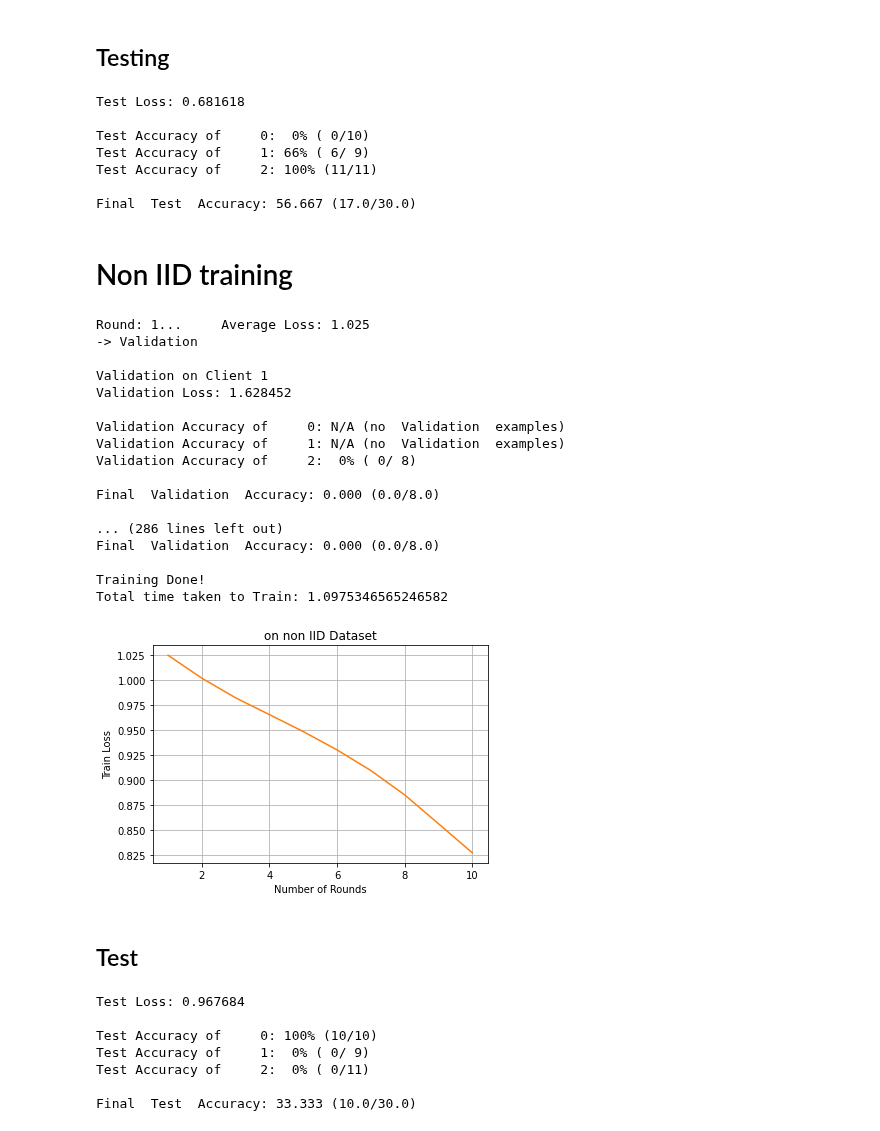
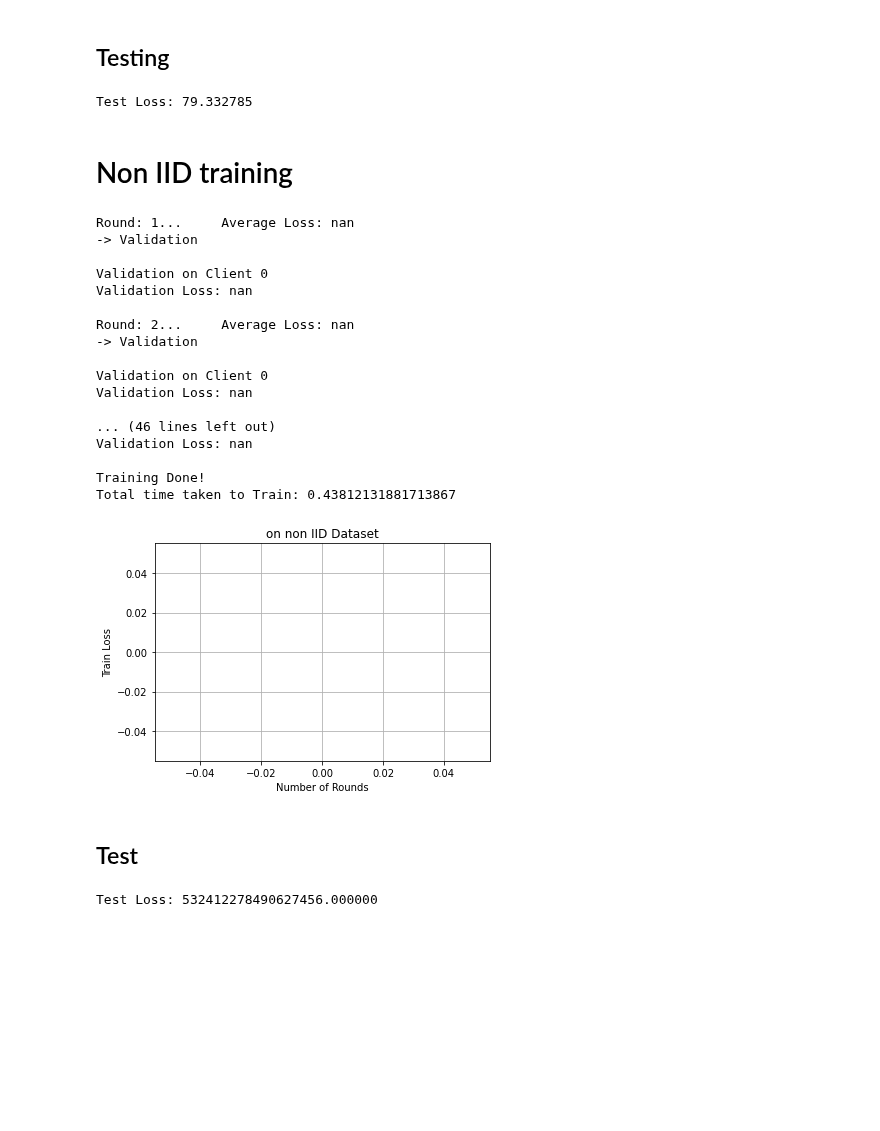
Before and after one commit to SizhuangHe/FL-REU, a Jupyter notebook: FL.ipynb, the cells around one changed output. Drawn from its saved outputs; the diff is of its cells as text; code cells hidden in the pictures; blank space fills up the shorter version.

Commit message:
Adapt to regression problem, works on Boston ds

```diff
--- a/FL.ipynb
+++ b/FL.ipynb
@@ -136,3 +140,8 @@ def AddGaussianNoise(dataset, client_dict, client, mean, std):
+# %%
+data_url = "http://lib.stat.cmu.edu/datasets/boston"
+raw_df = pd.read_csv(data_url, sep="\s+", skiprows=22, header=None)
+feature = np.hstack([raw_df.values[::2, :], raw_df.values[1::2, :2]]).astype(np.float32)
+label = raw_df.values[1::2, 2].astype(np.float32)
 # %% [markdown]
 ### Data preparation
 # %%
@@ -203,7 +212,7 @@ def non_iid_partition(dataset, clients, total_shards, shards_size, num_shards_pe
   #print(f"label_idx: {label_idxs}")
   label_idxs = label_idxs[:, label_idxs[1,:].argsort()]
   #print(f"label_idx new: {label_idxs}")
-  idxs = label_idxs[0,:]
+  idxs = label_idxs[0,:].astype(int)
   #print(f"idxs new: {idxs}")
 
   # divide the data into total_shards of size shards_size
@@ -270,7 +279,8 @@ class ClientUpdate(object):
 
   def train(self, model):
 
-    criterion = nn.CrossEntropyLoss()
+    #criterion = nn.CrossEntropyLoss()
+    criterion = nn.MSELoss()
     optimizer = torch.optim.SGD(model.parameters(), lr=self.learning_rate, momentum=0.5)
     # optimizer = torch.optim.Adam(model.parameters(), lr=self.learning_rate)
 
@@ -311,7 +321,7 @@ class ClientUpdate(object):
 # %% [markdown]
 # Server Training
 # %%
-def training(model, rounds, batch_size, num_classes,lr, ds, data_dict, C, K, E, plt_title, plt_color):
+def training(model, rounds, batch_size, num_classes,lr, ds, data_dict, C, K, E, plt_title, plt_color, report_accuracy):
   """
   Function implements the Federated Averaging Algorithm from the FedAvg paper.
   Specifically, this function is used for the server side training and weight update
@@ -375,11 +385,11 @@ def training(model, rounds, batch_size, num_classes,lr, ds, data_dict, C, K, E,
 
     # validation
     model.eval()
-    criterion = nn.CrossEntropyLoss()
+    criterion = nn.MSELoss()
     print("-> Validation\n")
     for k in S_t:
       print(f"Validation on Client {k}")
-      curr_round_val_loss = validate(model, dataset_train, data_dict[k]["validation"], criterion, num_classes, classes_test)
+      curr_round_val_loss = validate(model, dataset_train, data_dict[k]["validation"], criterion, num_classes, classes_test, report_accuracy)
 
 
 
@@ -522,70 +512,63 @@ Total time taken to Train: 5.356733798980713
 # %% [markdown]
 ## Testing
 # %%
-criterion = nn.CrossEntropyLoss()
-testing(model_iid_trained, dataset_test, 10, criterion, num_classes, classes_test)
+criterion = nn.MSELoss()
+testing(model_iid_trained, dataset_test, 10, criterion, num_classes, classes_test, False)
 # %% [output]
-Test Loss: 0.681618
-
-Test Accuracy of     0:  0% ( 0/10)
-Test Accuracy of     1: 66% ( 6/ 9)
-Test Accuracy of     2: 100% (11/11)
-
-Final  Test  Accuracy: 56.667 (17.0/30.0)
+Test Loss: 79.332785
 # %% [markdown]
 # Non IID training
 # %%
 # number of training rounds
 rounds = 10
 # client fraction
 C = 1
 # number of clients
 K = num_classes
 # number of training passes on local dataset for each round
 E = 5
 # batch size
 batch_size = 10
 # learning Rate
 lr=0.01
 # data partition dictionary
-client_dict = non_iid_partition(dataset_train, clients=3, total_shards=3, shards_size=40, num_shards_per_client=1) # every client is given only one shard, which is very non_iid
+client_dict = non_iid_partition(dataset_train, clients=4, total_shards=4, shards_size=101, num_shards_per_client=1) # every client is given only one shard, which is very non_iid
 non_iid_dict = client_dict_train_val_split(client_dict_in=client_dict, validation_ratio=0.2)
+
+# loader =  DataLoader(CustomDataset(dataset_train, non_iid_dict[0]["train"]), batch_size=len(iid_dict[0]["train"]), shuffle=True)
+# ld = iter(loader).next()
+# data, label = ld
+# print("data: ", data, "label: ", label)
 # load model
 model_non_iid = IRIS_NN(input_size, num_hidden_neuron, output_size)
 
 if torch.cuda.is_available():
   model_non_iid.cuda()
 
-model_non_iid_trained = training(model_non_iid, rounds, batch_size, num_classes,lr, dataset_train, non_iid_dict, C, K, E, "on non IID Dataset", "orange")
+model_non_iid_trained = training(model_non_iid, rounds, batch_size, num_classes,lr, dataset_train, non_iid_dict, C, K, E, "on non IID Dataset", "orange", False)
 # %% [output]
-Round: 1...     Average Loss: 1.025
+Round: 1...     Average Loss: nan
 -> Validation
 
-Validation on Client 1
-Validation Loss: 1.628452
+Validation on Client 0
+Validation Loss: nan
 
-Validation Accuracy of     0: N/A (no  Validation  examples)
-Validation Accuracy of     1: N/A (no  Validation  examples)
-Validation Accuracy of     2:  0% ( 0/ 8)
+Round: 2...     Average Loss: nan
+-> Validation
 
-Final  Validation  Accuracy: 0.000 (0.0/8.0)
+Validation on Client 0
+Validation Loss: nan
 
-... (286 lines left out)
-Final  Validation  Accuracy: 0.000 (0.0/8.0)
+... (46 lines left out)
+Validation Loss: nan
 
 Training Done!
-Total time taken to Train: 1.0975346565246582
+Total time taken to Train: 0.43812131881713867
-[figure, old version]
+[figure, new version]
 # %% [markdown]
 ## Test
 # %%
-criterion = nn.CrossEntropyLoss()
-testing(model_non_iid_trained, dataset_test, 10, criterion, num_classes, classes_test)
+criterion = nn.MSELoss()
+testing(model_non_iid_trained, dataset_test, 10, criterion, num_classes, classes_test, False)
 # %% [output]
-Test Loss: 0.967684
-
-Test Accuracy of     0: 100% (10/10)
-Test Accuracy of     1:  0% ( 0/ 9)
-Test Accuracy of     2:  0% ( 0/11)
-
-Final  Test  Accuracy: 33.333 (10.0/30.0)
+Test Loss: 532412278490627456.000000
```
Also changed, not shown: parts of 14 cells of this notebook.
